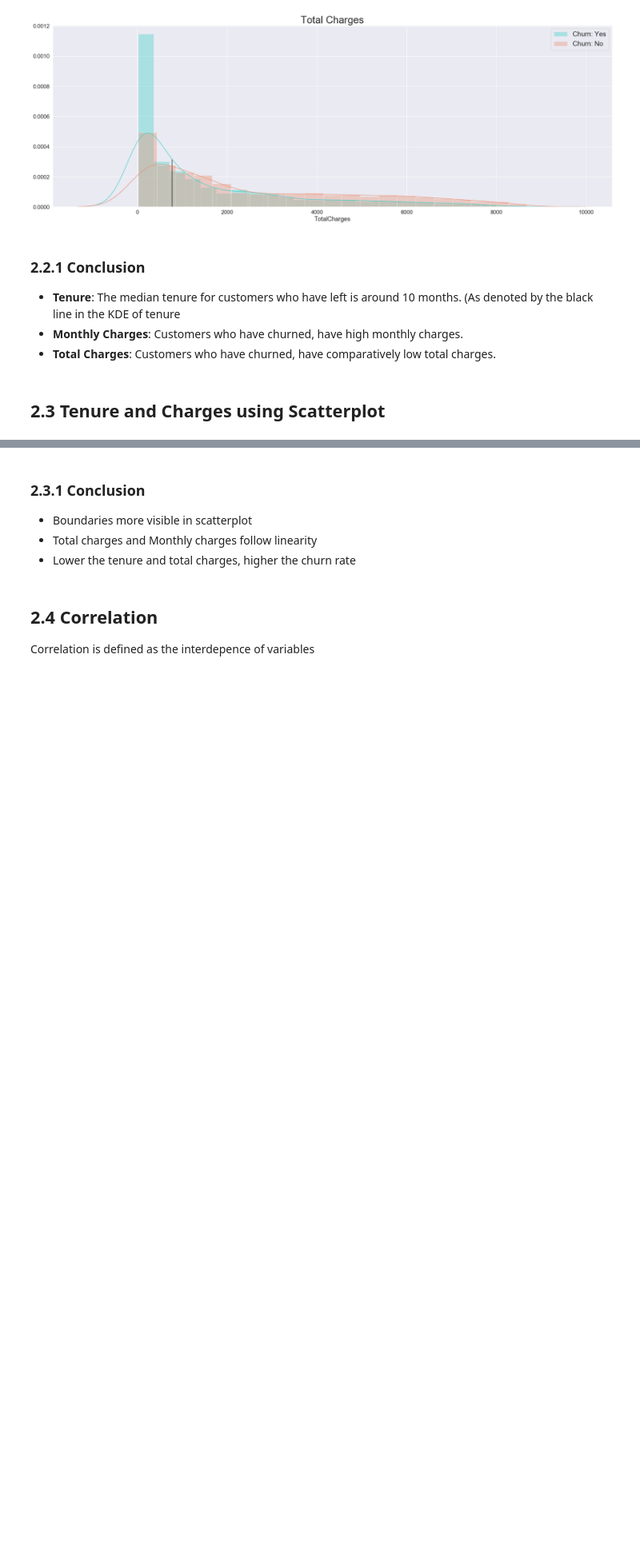
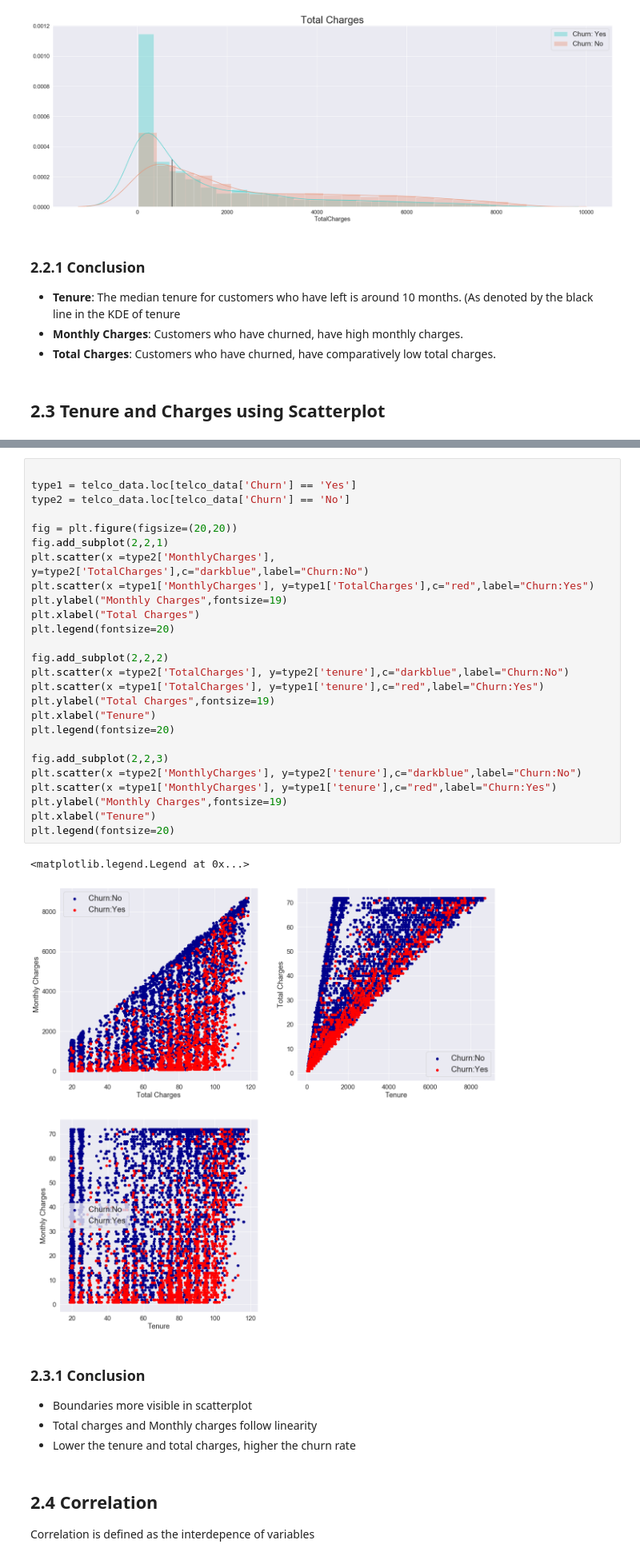
Before and after one commit to anjalis2112/eda-taskphase-Anjali, a Jupyter notebook: telco.ipynb, the cells around one changed output, grey strips where cells are left out. Shown at 80% size. Cells and saved outputs as stored; diff of their text form; blank space fills up the shorter version.

```diff
--- a/telco.ipynb
+++ b/telco.ipynb
@@ -205,3 +199,32 @@ scatter(type2['tenure'],type2['TotalCharges'],type1['tenure'],type1['TotalCharge
+# %%
+
+type1 = telco_data.loc[telco_data['Churn'] == 'Yes']
+type2 = telco_data.loc[telco_data['Churn'] == 'No']
+
+fig = plt.figure(figsize=(20,20))
+fig.add_subplot(2,2,1)
+plt.scatter(x =type2['MonthlyCharges'], y=type2['TotalCharges'],c="darkblue",label="Churn:No")
+plt.scatter(x =type1['MonthlyCharges'], y=type1['TotalCharges'],c="red",label="Churn:Yes")
+plt.ylabel("Monthly Charges",fontsize=19)
+plt.xlabel("Total Charges")
+plt.legend(fontsize=20)
+
+fig.add_subplot(2,2,2)
+plt.scatter(x =type2['TotalCharges'], y=type2['tenure'],c="darkblue",label="Churn:No")
+plt.scatter(x =type1['TotalCharges'], y=type1['tenure'],c="red",label="Churn:Yes")
+plt.ylabel("Total Charges",fontsize=19)
+plt.xlabel("Tenure")
+plt.legend(fontsize=20)
+
+fig.add_subplot(2,2,3)
+plt.scatter(x =type2['MonthlyCharges'], y=type2['tenure'],c="darkblue",label="Churn:No")
+plt.scatter(x =type1['MonthlyCharges'], y=type1['tenure'],c="red",label="Churn:Yes")
+plt.ylabel("Monthly Charges",fontsize=19)
+plt.xlabel("Tenure")
+plt.legend(fontsize=20)
+# %% [output]
+<matplotlib.legend.Legend at 0x...>
+[figure, added]
 # %% [markdown]
 ### [](http://) <a id='2.3.1'>2.3.1 Conclusion</a>
 
```
Also changed, not shown: parts of 8 cells of this notebook.
